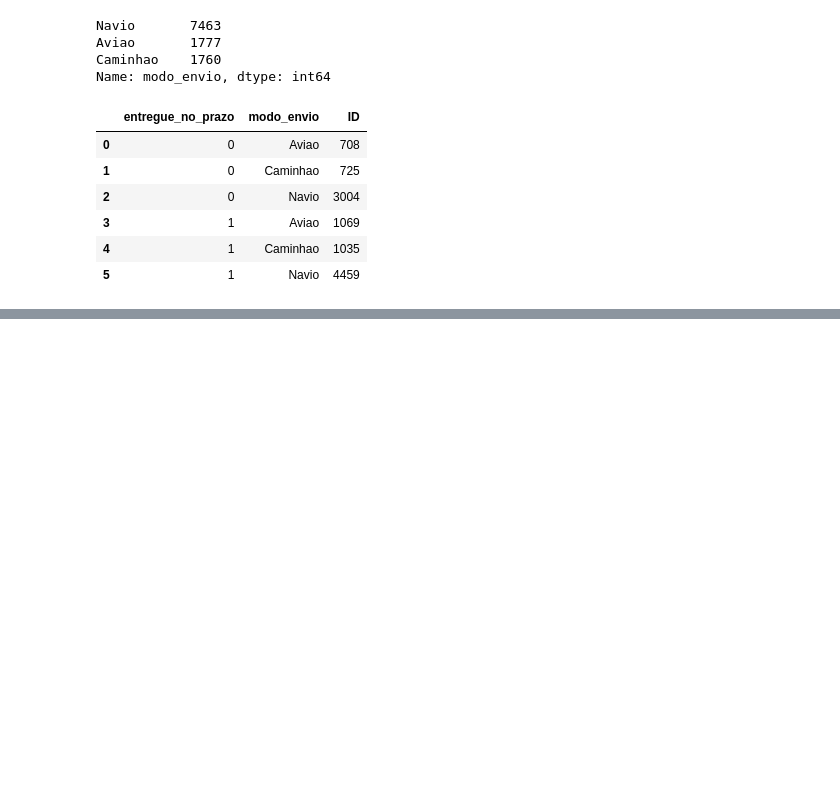
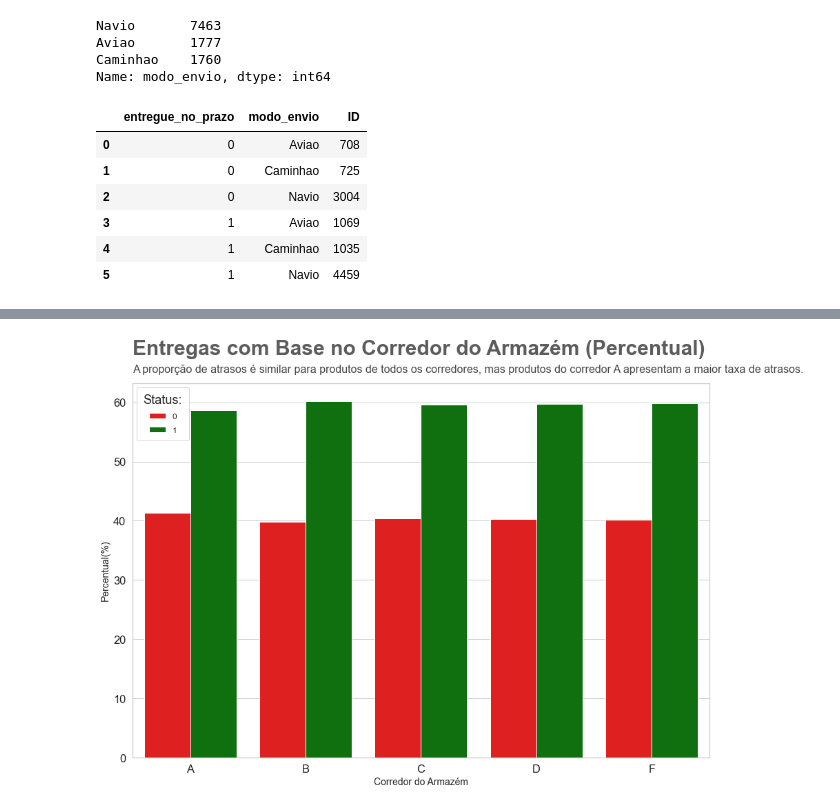
Before and after one commit to sandromzljr/Analise-Exploratoria-Dados, a Jupyter notebook: Análise Exploratória e Data Wrangling.ipynb, the cells around one changed output, grey strips where cells are left out. Cells and saved outputs as stored; diff of their text form; code cells hidden in the pictures; blank space fills up the shorter version.

```diff
--- a/eda.ipynb
+++ b/Análise Exploratória e Data Wrangling.ipynb
@@ -809,0 +886,4 @@ chart.text(x = -0.5,
+# %%
+# Agrupando por 'corredor_armazem' e agregando por ID
+
+df_group24 = df.groupby('corredor_armazem').agg({'ID' : 'nunique'}).reset_index()
@@ -809,0 +899,4 @@ chart.text(x = -0.5,
+# %%
+# Mesclando os dados do df_group21 e df_group24 agregando pela coluna 'corredor_armazem'
+
+df_group25 = df_group21.merge(df_group24, on = 'corredor_armazem')
@@ -809,0 +917,9 @@ chart.text(x = -0.5,
+# %%
+# Calculando o valor percentual olhando por 'corredor_armazem' e 'status_entrega'
+
+df_group25['Percentual(%)'] = df_group25['ID_x'] / df_group25['ID_y'] * 100
+df_group25.columns = ['Status de Entrega no Prazo',
+                      'Corredor do Armazem',
+                      'Total Por Categoria',
+                      'Total Geral',
+                      'Percentual(%)']
@@ -809,0 +976,31 @@ chart.text(x = -0.5,
+# %%
+# Gráfico 2 - Análise em Valores Percentuais
+plt.figure(figsize = (15,10))
+chart = sns.barplot(x = 'Corredor do Armazem',
+                    y = 'Percentual(%)',
+                    data = df_group25,
+                    hue = 'Status de Entrega no Prazo',
+                    palette = ["red","green"])
+sns.set(font_scale = 1.5)
+sns.set_style('whitegrid')
+sns.set_palette('prism')
+chart.set_xlabel("Corredor do Armazém", fontsize = 14)
+chart.set_ylabel("Percentual(%)", fontsize = 14)
+plt.legend(loc = 'upper left',
+           borderpad = 0.8,
+           labelspacing = 0.8,
+           fontsize = 12,
+           title = 'Status:')
+chart.text(x = -0.5,
+           y = 68,
+           s = "Entregas com Base no Corredor do Armazém (Percentual)",
+           fontsize = 30,
+           weight = 'bold',
+           alpha = .75)
+chart.text(x = -0.5,
+           y = 65,
+           s = 'A proporção de atrasos é similar para produtos de todos os corredores, mas produtos do corredor A apresentam a maior taxa de atrasos.',
+           fontsize = 16,
+           alpha = .85);
+# %% [output]
+[figure, added]
```
Also changed, not shown: parts of 81 cells of this notebook.
